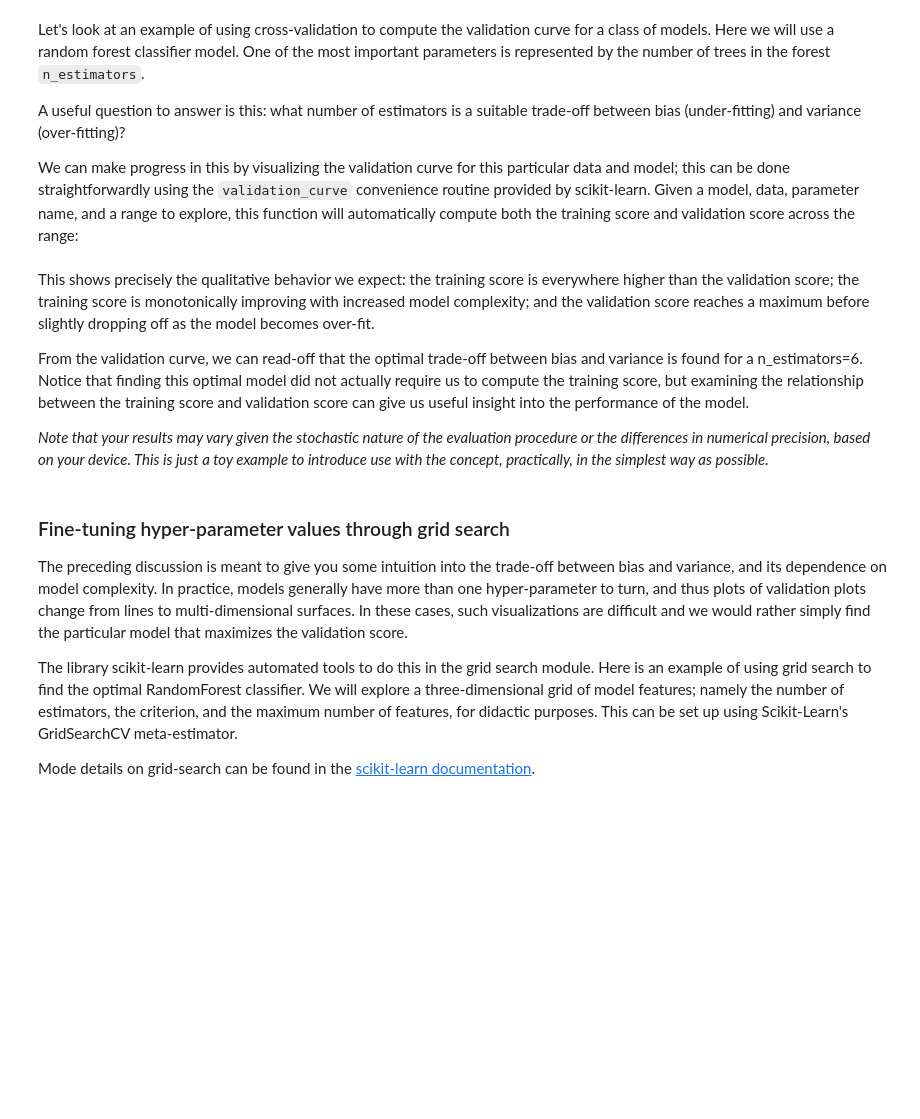
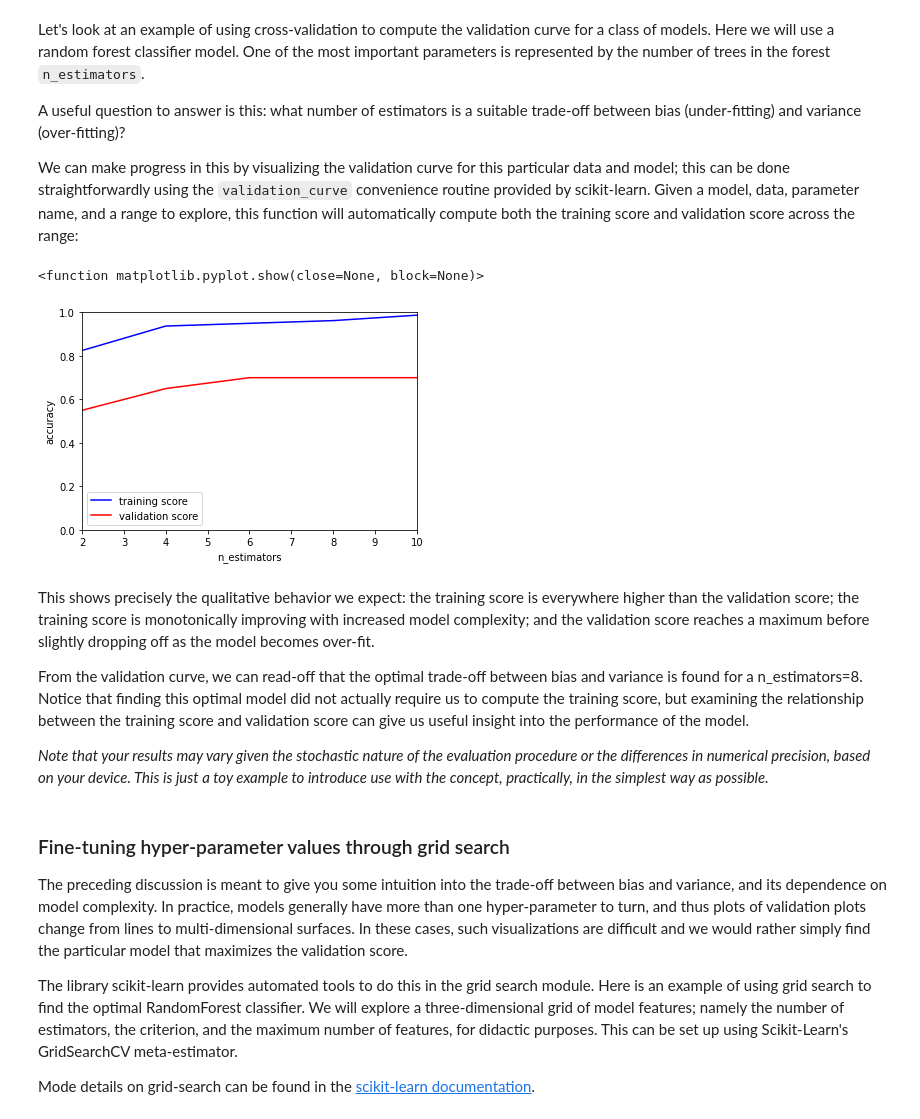
Before and after one commit to epfl-ml4ed/mlbd-2021, a Jupyter notebook: Tutorials/Tutorial04/Notebooks/Model_Selection.ipynb, the cells around one changed output. Saved outputs shown, nothing was run; the diff lists cells and outputs as text; code cells hidden in the pictures; blank space fills up the shorter version.

```diff
--- a/Tutorials/Tutorial04/Notebooks/Model_Selection.ipynb
+++ b/Tutorials/Tutorial04/Notebooks/Model_Selection.ipynb
@@ -268,27 +340,30 @@ A useful question to answer is this: what number of estimators is a suitable tra
 
 We can make progress in this by visualizing the validation curve for this particular data and model; this can be done straightforwardly using the <code>validation_curve</code> convenience routine provided by scikit-learn. Given a model, data, parameter name, and a range to explore, this function will automatically compute both the training score and validation score across the range:
 # %%
-X, y = datasets.make_classification(n_samples=100, n_features=10, n_redundant=2, n_informative=5, class_sep=0.5)
+X_train, y_train = datasets.make_classification(n_samples=100, n_features=10, n_redundant=2, n_informative=5, class_sep=0.5)
 # %%
 n_estimators = np.arange(2, 12, 2)
 
-train_score, val_score = model_selection.validation_curve(RandomForestClassifier(random_state=0), X, y,
+train_score, val_score = model_selection.validation_curve(RandomForestClassifier(random_state=0), X_train, y_train,
                                           param_name='n_estimators', param_range=n_estimators,
                                           cv=model_selection.KFold(n_splits=5, shuffle=True, random_state=15),
                                           scoring='accuracy')
 
 plt.plot(n_estimators, np.median(train_score, 1), color='blue', label='training score')
 plt.plot(n_estimators, np.median(val_score, 1), color='red', label='validation score')
 plt.legend(loc='best')
 plt.ylim(0, 1)
 plt.xlim(2, n_estimators[-1])
 plt.xlabel('n_estimators')
 plt.ylabel('accuracy')
 plt.show
+# %% [output]
+<function matplotlib.pyplot.show(close=None, block=None)>
+[figure, added]
 # %% [markdown]
 This shows precisely the qualitative behavior we expect: the training score is everywhere higher than the validation score; the training score is monotonically improving with increased model complexity; and the validation score reaches a maximum before slightly dropping off as the model becomes over-fit.
 
-From the validation curve, we can read-off that the optimal trade-off between bias and variance is found for a n_estimators=6. Notice that finding this optimal model did not actually require us to compute the training score, but examining the relationship between the training score and validation score can give us useful insight into the performance of the model.
+From the validation curve, we can read-off that the optimal trade-off between bias and variance is found for a n_estimators=8. Notice that finding this optimal model did not actually require us to compute the training score, but examining the relationship between the training score and validation score can give us useful insight into the performance of the model.
 
 *Note that your results may vary given the stochastic nature of the evaluation procedure or the differences in numerical precision, based on your device. This is just a toy example to introduce use with the concept, practically, in the simplest way as possible.*
 # %% [markdown]
```
Also changed, not shown: parts of 17 cells of this notebook.
